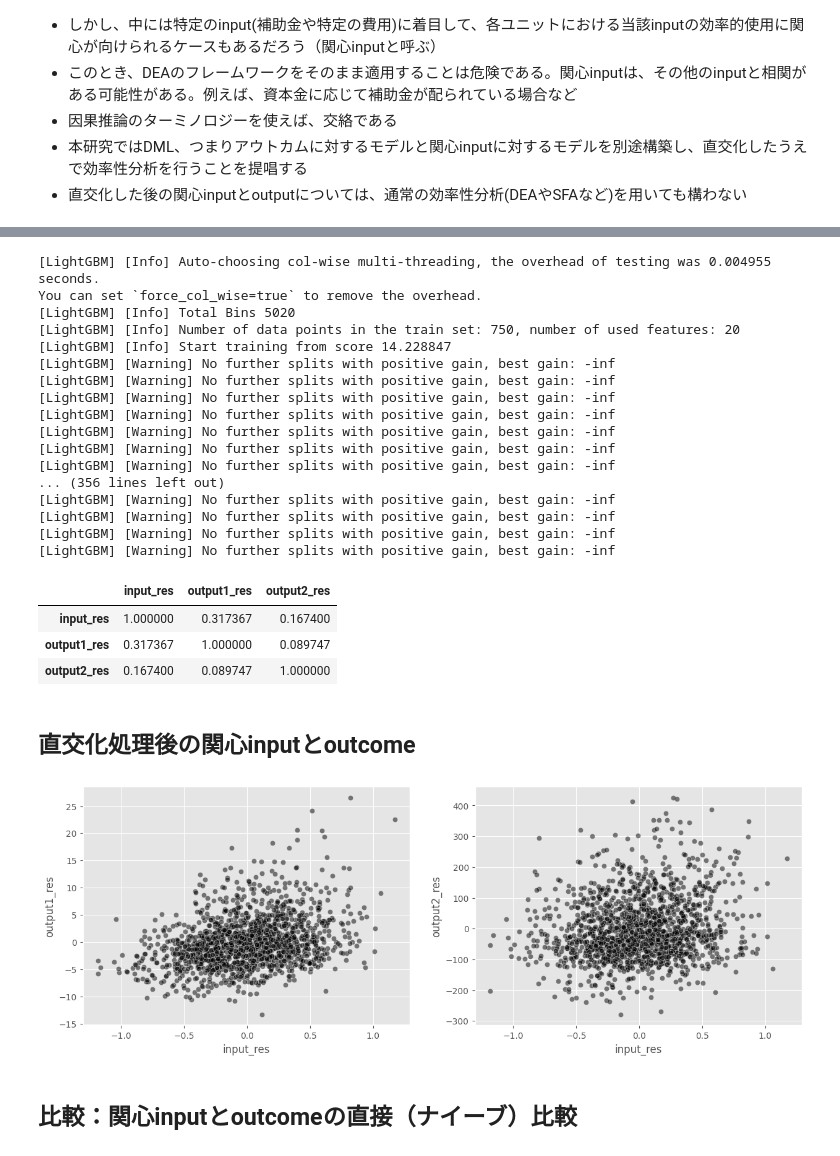
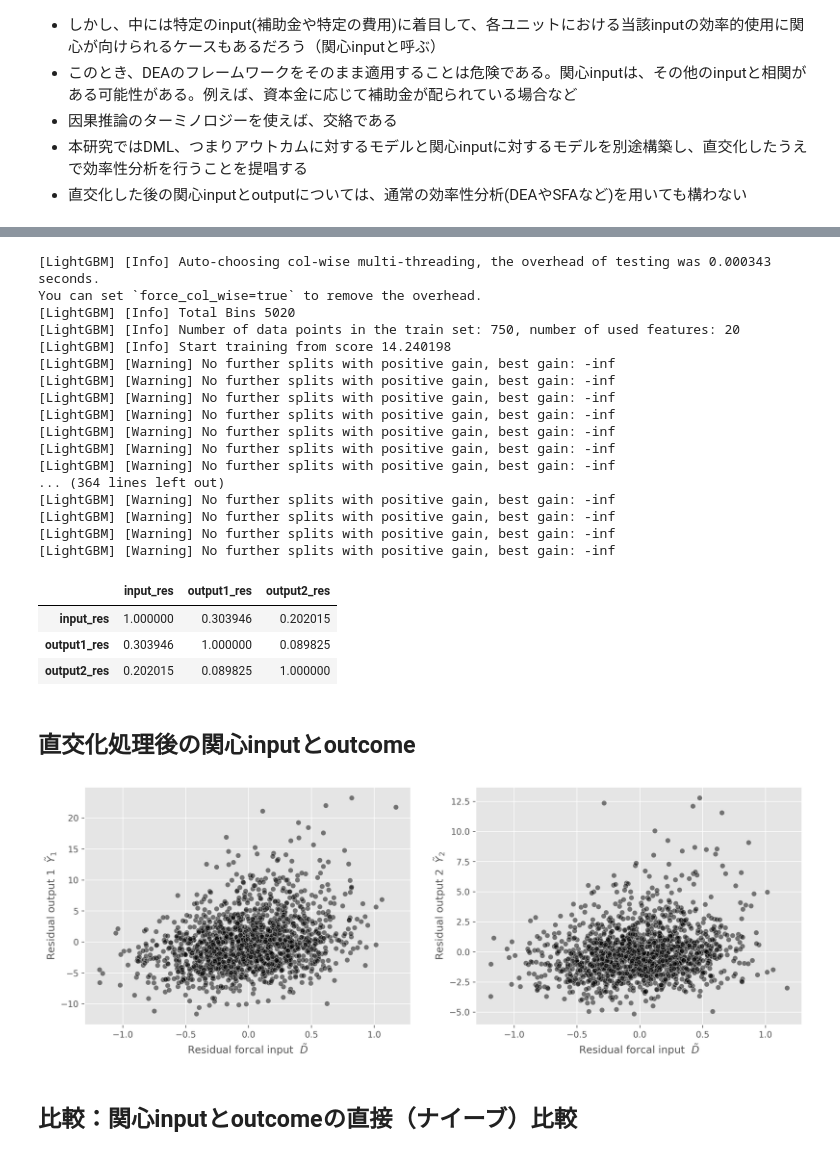
Before and after one commit to MasaAsami/ml-dae, a Jupyter notebook: notebooks/dml_dea.ipynb, the cells around one changed output, grey strips where cells are left out. Saved outputs shown, nothing was run; the diff lists cells and outputs as text; code cells hidden in the pictures.

```diff
--- a/notebooks/dml_dea.ipynb
+++ b/notebooks/dml_dea.ipynb
@@ -49,18 +49,18 @@ assert df.min().min() > 0
 # %%
 np.random.seed(0)
 beta1_list = np.random.uniform(0.2, 1.0, INPUT_DIM)
-beta2_list = np.random.uniform(0.1, 1.5, INPUT_DIM)
+beta2_list = np.random.uniform(0.05, 1.5, INPUT_DIM)
 beta1_list[0] = 0 # 2.5
 beta2_list[0] = 0 # 2.5
 
 sim1_efficiency = np.random.normal(2.5, 0.1, SIZE)
-sim2_efficiency = np.random.uniform(2.0, 3.0, SIZE)
+sim2_efficiency = np.random.normal(2.5, 0.2, SIZE)
 
 target1_effect = df["target_input"].values ** sim1_efficiency
 target2_effect = df["target_input"].values ** sim2_efficiency
 
 y1 = 10**(-15) * np.prod(df.values ** beta1_list, axis=1) * np.random.normal(1, 0.1, SIZE) * target1_effect
-y2 = 10**(-17) * np.prod(df.values ** beta2_list, axis=1) * np.random.normal(1, 0.1, SIZE) * target2_effect
+y2 = 10**(-18) * np.prod(df.values ** beta2_list, axis=1) * np.random.normal(1, 0.1, SIZE) * target2_effect
 # %%
 df["output_1"] = y1
 df["output_2"] = y2
@@ -110,11 +110,11 @@ df_model = df.assign(
             ),
 )
 # %% [output]
-[LightGBM] [Info] Auto-choosing col-wise multi-threading, the overhead of testing was 0.004955 seconds.
+[LightGBM] [Info] Auto-choosing col-wise multi-threading, the overhead of testing was 0.000343 seconds.
 You can set `force_col_wise=true` to remove the overhead.
 [LightGBM] [Info] Total Bins 5020
 [LightGBM] [Info] Number of data points in the train set: 750, number of used features: 20
-[LightGBM] [Info] Start training from score 14.228847
+[LightGBM] [Info] Start training from score 14.240198
 [LightGBM] [Warning] No further splits with positive gain, best gain: -inf
 [LightGBM] [Warning] No further splits with positive gain, best gain: -inf
 [LightGBM] [Warning] No further splits with positive gain, best gain: -inf
@@ -122,7 +122,7 @@ You can set `force_col_wise=true` to remove the overhead.
 [LightGBM] [Warning] No further splits with positive gain, best gain: -inf
 [LightGBM] [Warning] No further splits with positive gain, best gain: -inf
 [LightGBM] [Warning] No further splits with positive gain, best gain: -inf
-... (356 lines left out)
+... (364 lines left out)
 [LightGBM] [Warning] No further splits with positive gain, best gain: -inf
 [LightGBM] [Warning] No further splits with positive gain, best gain: -inf
 [LightGBM] [Warning] No further splits with positive gain, best gain: -inf
@@ -132,34 +132,38 @@ res_cols = [col for col in df_model.columns if "res" in col]
 df_model[res_cols].corr()
 # %% [output]
 |  | input_res | output1_res | output2_res |
-| input_res | 1.000000 | 0.317367 | 0.167400 |
-| output1_res | 0.317367 | 1.000000 | 0.089747 |
-| output2_res | 0.167400 | 0.089747 | 1.000000 |
+| input_res | 1.000000 | 0.303946 | 0.202015 |
+| output1_res | 0.303946 | 1.000000 | 0.089825 |
+| output2_res | 0.202015 | 0.089825 | 1.000000 |
 # %% [markdown]
 ## 直交化処理後の関心inputとoutcome
 # %%
-fig, ax = plt.subplots(1, 2, figsize=(15, 5))
+fig, ax = plt.subplots(1, 2, figsize=(15, 5), dpi=300)
 
 sns.scatterplot(
     data=df_model,
     x="input_res",
     y="output1_res",
     alpha = .5,
     ax=ax[0],
     color="black"
 )
 sns.scatterplot(
     data=df_model,
     x="input_res",
     y="output2_res",
     alpha = .5,
     ax=ax[1],
     color="black"
 )
+ax[0].set_xlabel(r"Residual forcal input  $\tilde{D}$")
+ax[0].set_ylabel(r"Residual output 1  $\tilde{Y}_1$")
+ax[1].set_xlabel(r"Residual forcal input  $\tilde{D}$")
+ax[1].set_ylabel(r"Residual output 2  $\tilde{Y}_2$")
 
 plt.show()
 # %% [output]
-[figure, old version]
+[figure, new version]
 # %% [markdown]
 ## 比較：関心inputとoutcomeの直接（ナイーブ）比較
 # %%
```
Also changed, not shown: parts of 13 cells of this notebook.
